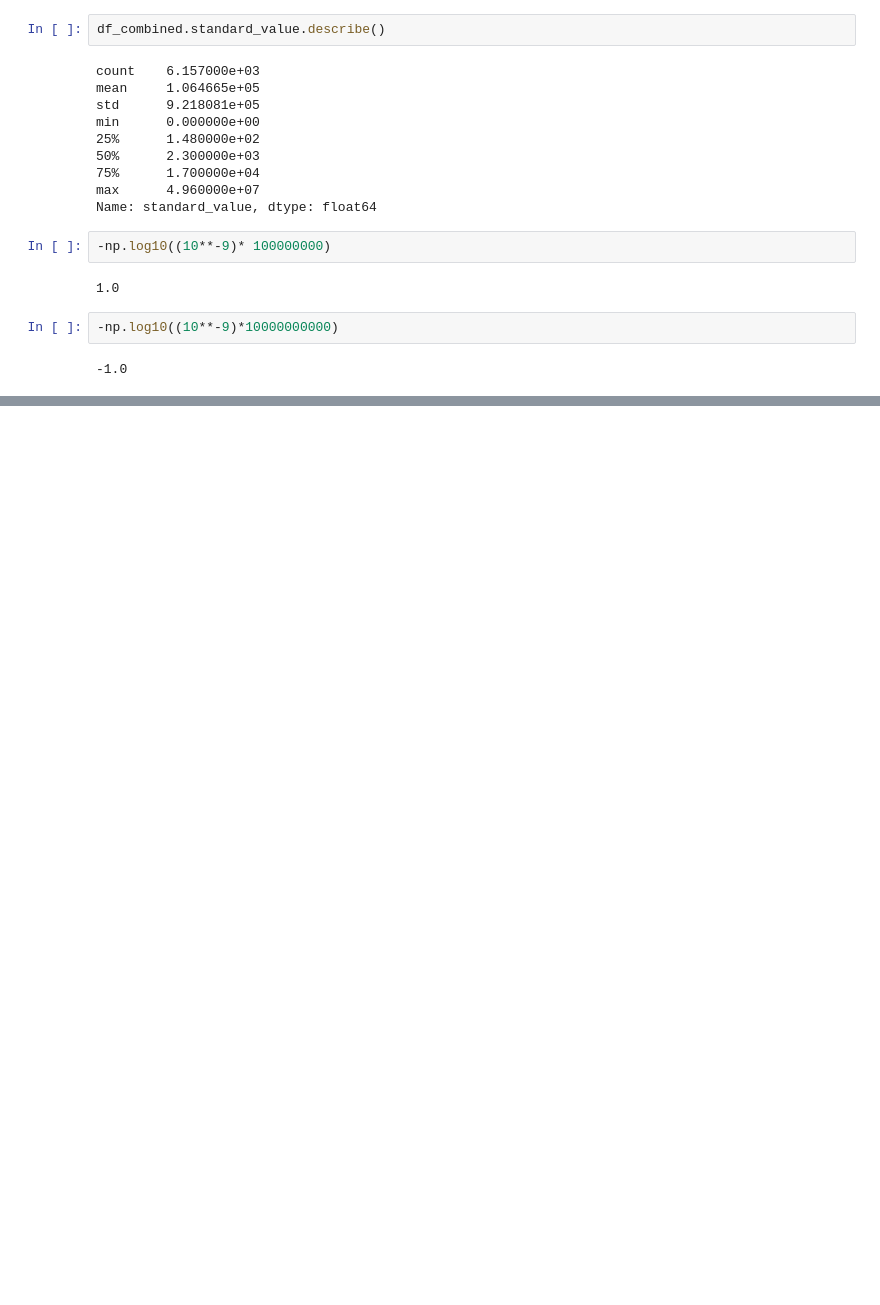
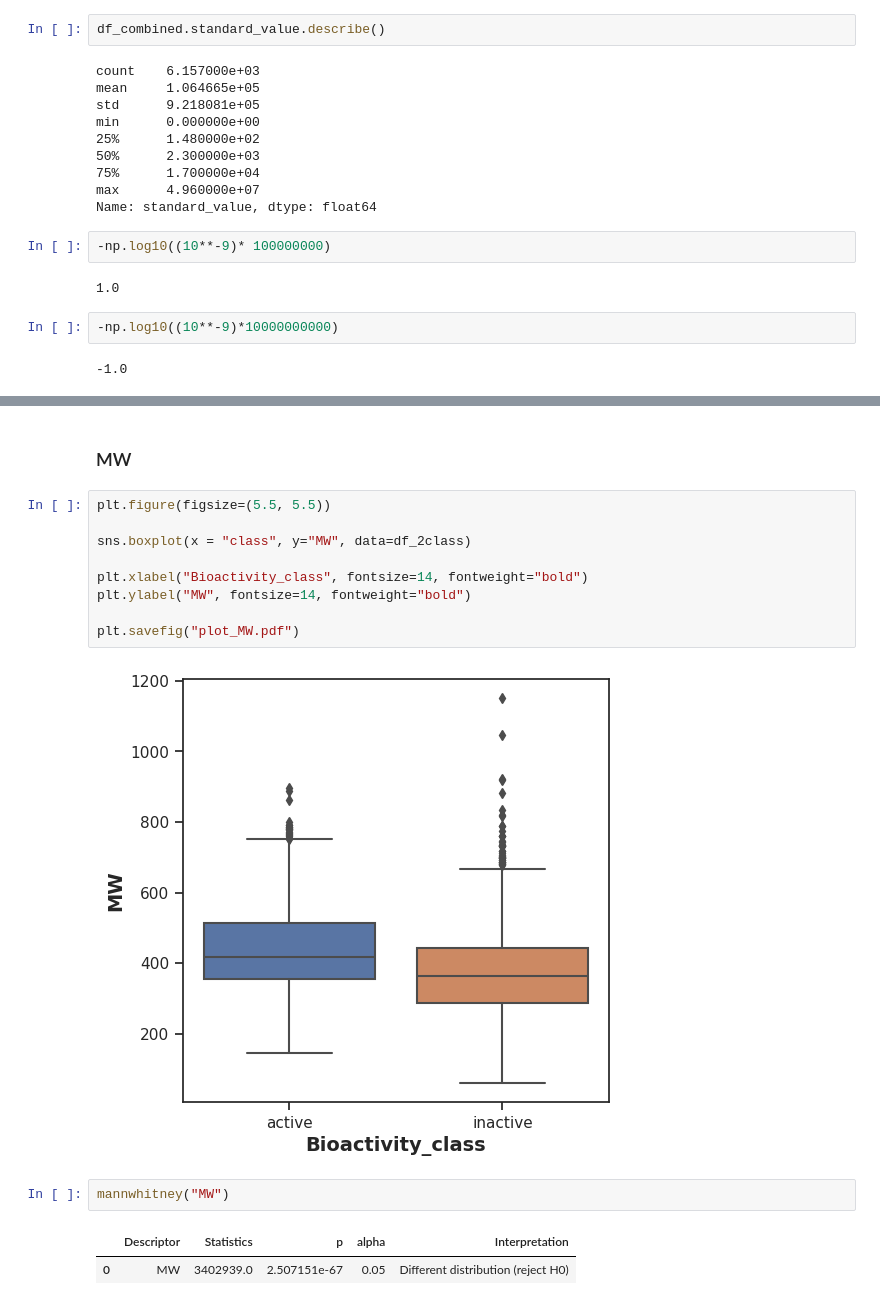
Before and after one commit to DeokhyeonYoon/Practice_for_DrugDiscovery, a Jupyter notebook: DataProfessor_tutorial/tutorial_2.ipynb, the cells around one changed output, grey strips where cells are left out. Cells and saved outputs as stored; diff of their text form; blank space fills up the shorter version.

```diff
--- a/DataProfessor_tutorial/tutorial_2.ipynb
+++ b/DataProfessor_tutorial/tutorial_2.ipynb
@@ -232,0 +407,18 @@ TypeError: DataFrame.drop() takes from 1 to 2 positional arguments but 3 were gi
+# %% [markdown]
+### MW
+# %%
+plt.figure(figsize=(5.5, 5.5))
+
+sns.boxplot(x = "class", y="MW", data=df_2class)
+
+plt.xlabel("Bioactivity_class", fontsize=14, fontweight="bold")
+plt.ylabel("MW", fontsize=14, fontweight="bold")
+
+plt.savefig("plot_MW.pdf")
+# %% [output]
+[figure, added]
+# %%
+mannwhitney("MW")
+# %% [output]
+|  | Descriptor | Statistics | p | alpha | Interpretation |
+| 0 | MW | 3402939.0 | 2.507151e-67 | 0.05 | Different distribution (reject H0) |
```
Also changed, not shown: parts of 34 cells of this notebook, 20 other files.
